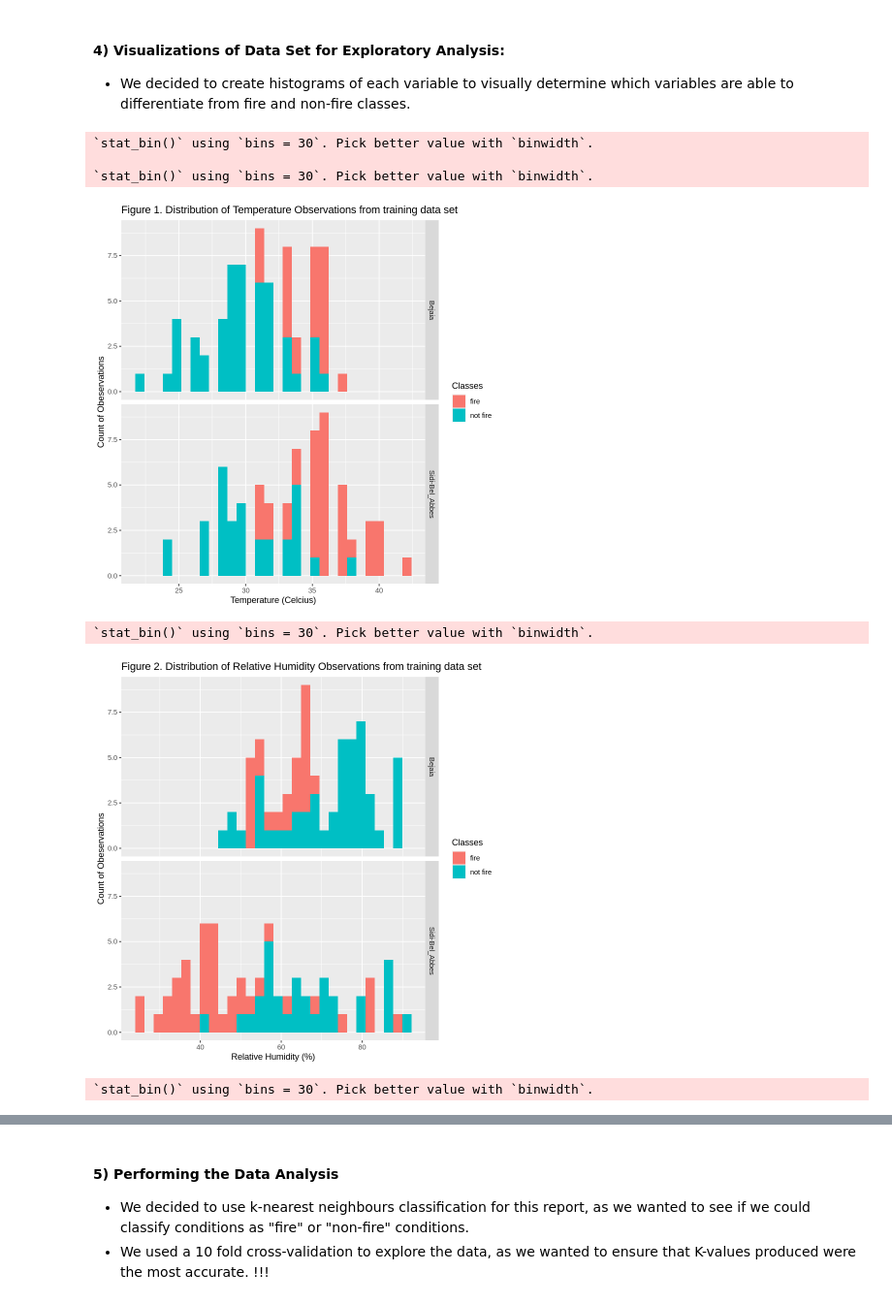
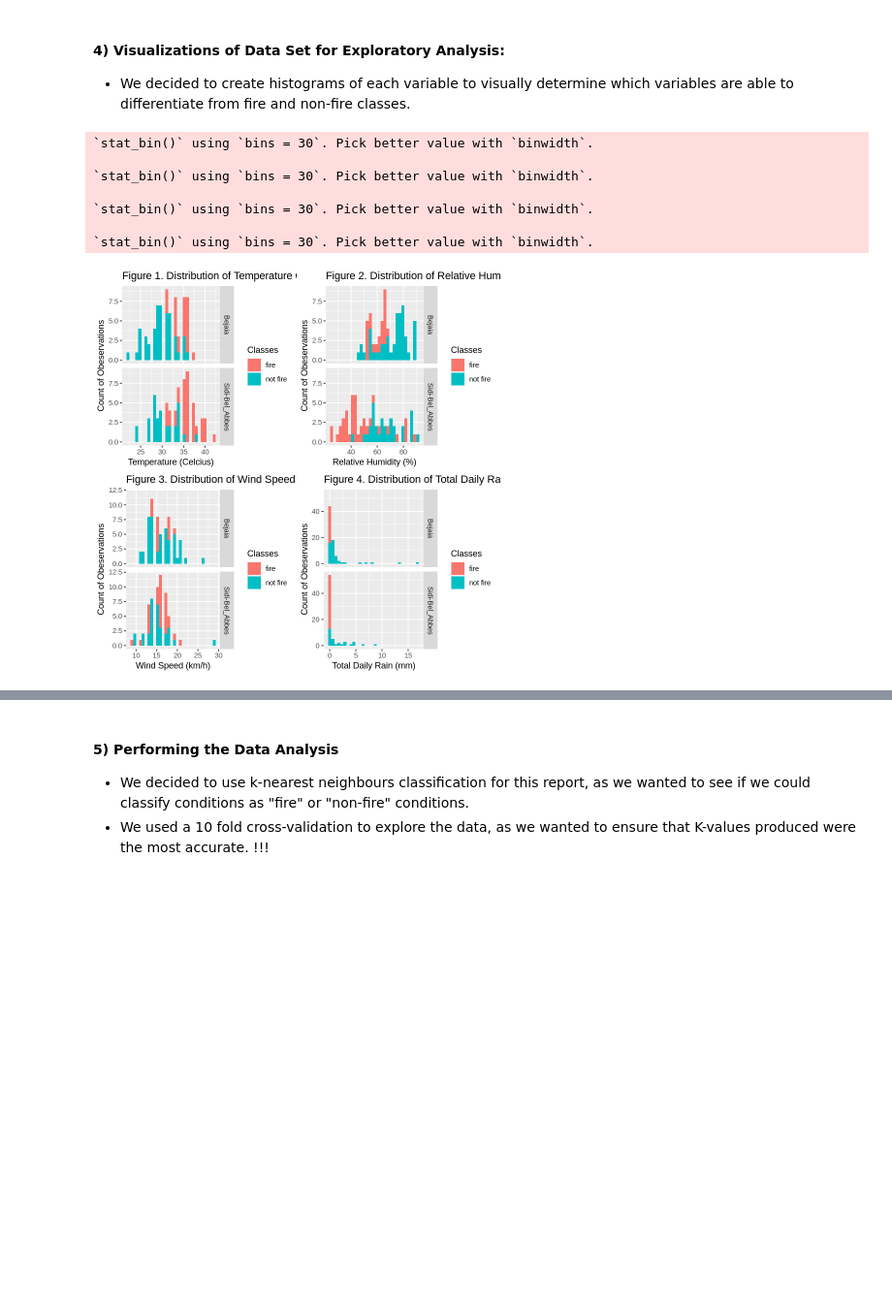
Before and after one commit to Soneif/dsci100-project, a Jupyter notebook: dsci100-project-report.ipynb, the cells around one changed output, grey strips where cells are left out. Shown at 97% size. Cells and saved outputs as stored; diff of their text form; code cells hidden in the pictures; blank space fills up the shorter version.

Commit message:
Put the plots next to each other, added an extra library

```diff
--- a/dsci100-project-report.ipynb
+++ b/dsci100-project-report.ipynb
@@ -126,41 +147,40 @@ forest_fire_visualization_temperature <- forest_fire_training %>%
     facet_grid(region ~ .) +
     geom_histogram(position = "identity") +
     labs(x = "Temperature (Celcius)", y = "Count of Obeservations",
          title = "Figure 1. Distribution of Temperature Observations from training data set")
 
-forest_fire_visualization_temperature
-
 forest_fire_visualization_RH <- forest_fire_training %>%
     ggplot(aes(x = RH, fill = Classes)) +
     facet_grid(region ~ .) +
     geom_histogram(position = "identity") +
     labs(x = "Relative Humidity (%)", y = "Count of Obeservations",
          title = "Figure 2. Distribution of Relative Humidity Observations from training data set")
-
-forest_fire_visualization_RH
 
 forest_fire_visualization_Ws <- forest_fire_training %>%
     ggplot(aes(x = Ws, fill = Classes)) +
     facet_grid(region ~ .) +
     geom_histogram(position = "identity") +
     labs(x = "Wind Speed (km/h)", y = "Count of Obeservations",
          title = "Figure 3. Distribution of Wind Speed Observations from training data set")
 
-forest_fire_visualization_Ws
-
 forest_fire_visualization_Rain <- forest_fire_training %>%
     ggplot(aes(x = Rain, fill = Classes)) +
     facet_grid(region ~ .) +
     geom_histogram(position = "identity") +
     labs(x = "Total Daily Rain (mm)", y = "Count of Obeservations",
          title = "Figure 4. Distribution of Total Daily Rain Observations from training data set")
 
-forest_fire_visualization_Rain
+plot_grid(forest_fire_visualization_temperature,
+          forest_fire_visualization_RH,
+          forest_fire_visualization_Ws,
+          forest_fire_visualization_Rain,
+          ncol = 2)
 # %% [output]
 `stat_bin()` using `bins = 30`. Pick better value with `binwidth`.
 
 `stat_bin()` using `bins = 30`. Pick better value with `binwidth`.
+
+`stat_bin()` using `bins = 30`. Pick better value with `binwidth`.
+
+`stat_bin()` using `bins = 30`. Pick better value with `binwidth`.
-[figure, old version]
+[figure, new version]
-`stat_bin()` using `bins = 30`. Pick better value with `binwidth`.
-[figure, removed]
-`stat_bin()` using `bins = 30`. Pick better value with `binwidth`.
```
Also changed, not shown: parts of 3 cells of this notebook.
